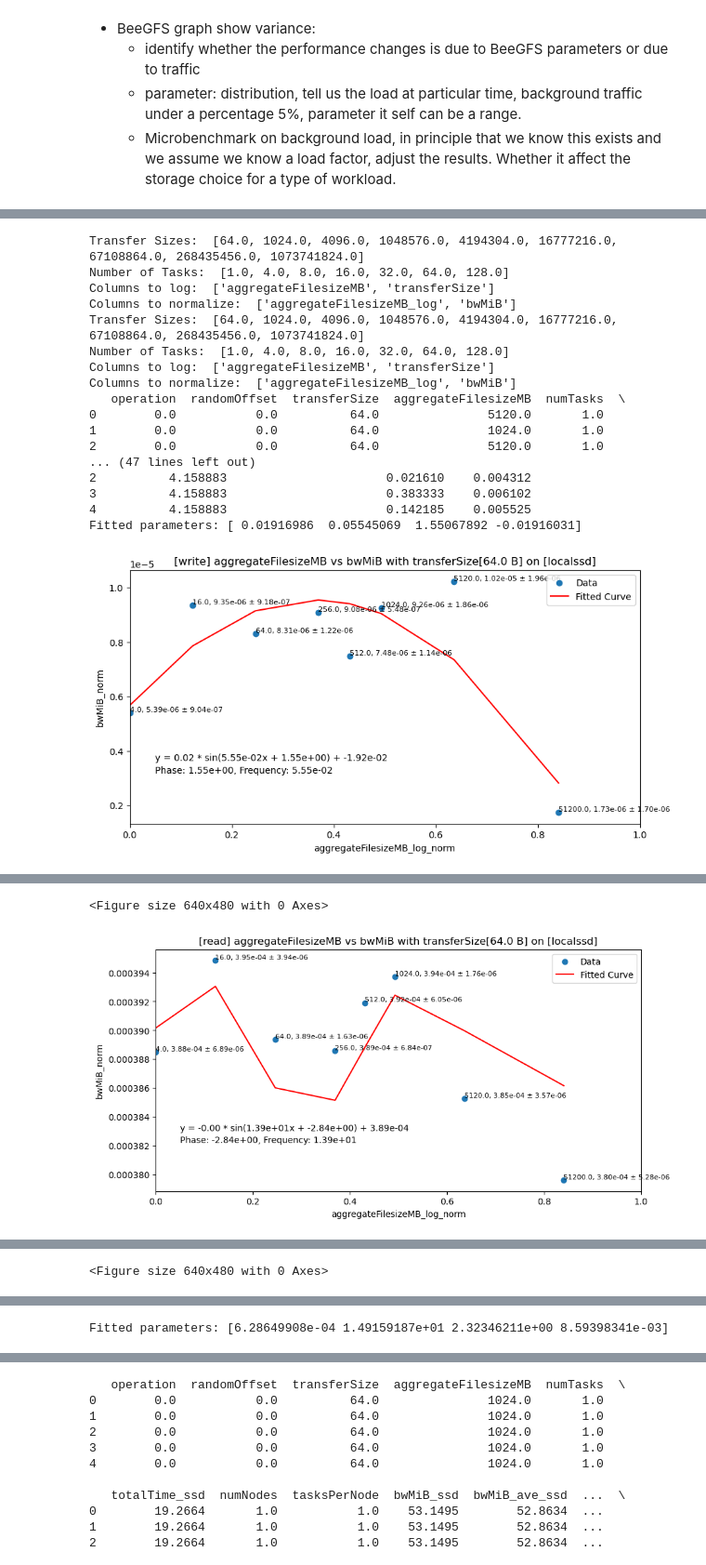
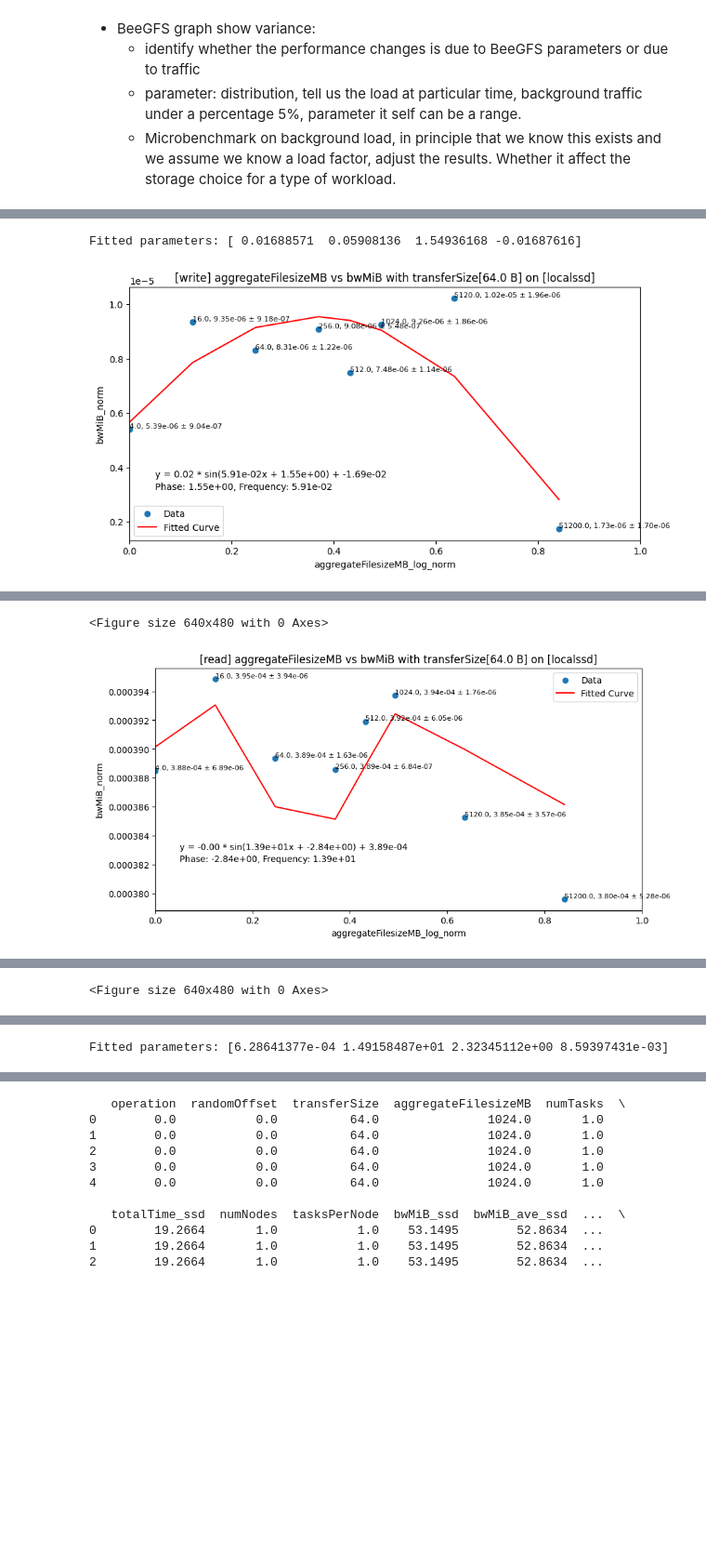
Before and after one commit to candiceT233/linux_resource_detect, a Jupyter notebook: perf_analysis/ior_analysis.ipynb, the cells around one changed output, grey strips where cells are left out. Shown at 93% size. Drawn from its saved outputs; the diff is of its cells as text; code cells hidden in the pictures; blank space fills up the shorter version.

```diff
--- a/perf_analysis/ior_analysis.ipynb
+++ b/perf_analysis/ior_analysis.ipynb
@@ -621,31 +678,5 @@ def _oscillatory_trend(x_data, y_data, x_label="x-axis", y_label="bwMiB", title=
 # %%
-ior_ssd_data_paths = [
-        "./ior_data/localssd_ior_buffered_saved",
-    "./ior_data/localssd_pior_buffered_saved",
-]
-
-ior_beegfs_data_paths = [
-    "./ior_data/beegfs_ior_buffered_saved",
-    "./ior_data/beegfs_pior_buffered_saved",
-]
-
-
-
-
-def data_paths_to_df(ior_data_paths):
-    path_ior_df = pd.DataFrame(columns=IOR_PARAMS)
-
-    for ior_data_path in ior_data_paths:
-        ior_df = ior_json_to_df(ior_data_path)
-        path_ior_df = path_ior_df._append(ior_df, ignore_index=True)
-
-    cols_to_log = ['aggregateFilesizeMB', 'transferSize'] # , 'transferSize'
-    cols_to_norm = ['aggregateFilesizeMB_log', 'bwMiB'] # 'transferSize', 'bwMiB'
-    # normalize data
-    scaled_ior_df = my_data_transform(path_ior_df, cols_to_norm=cols_to_norm, cols_to_log=cols_to_log)
-
-    return scaled_ior_df
-
+import os
 
 def analyze_df(scaled_ior_df, numTasks=1):
     # Initialize the DataFrame for storing results
@@ -667,55 +698,39 @@ def analyze_df(scaled_ior_df, numTasks=1):
             subdf = scaled_ior_df[(scaled_ior_df['numTasks'] == numTasks) &
                                   (scaled_ior_df['transferSize'] == xfer) &
                                   (scaled_ior_df['operation'] == op)]
 
             if not subdf.empty:
                 # Perform the aggregation
                 ave_bw_df = subdf.groupby('aggregateFilesizeMB_log_norm').apply(
                     lambda group: x_mean_std(group, 'bwMiB_norm')).reset_index()
                 # Plotting (as before)
                 y_datalabel = [f"{y:.2e} ± {y_std:.2e}" for y, y_std in zip(
                     ave_bw_df['bwMiB_norm_ave'], ave_bw_df['bwMiB_norm_ave_std'])]
 
+                save_path="./ior_seq_graph"
+                # Make sure the directory exists
+                if not os.path.exists(save_path):
+                    os.makedirs(save_path)
+
                 _oscillatory_trend(
                     ave_bw_df['aggregateFilesizeMB_log_norm'],
                     ave_bw_df['bwMiB_norm_ave'],
                     x_label="aggregateFilesizeMB_log_norm",
                     y_label="bwMiB_norm",
                     title=f"[{op_dict[op]}] aggregateFilesizeMB vs bwMiB with transferSize[{byte_size_to_human_size(xfer)}] on [{storage_type}]",
                     show=True, x_datalabel=sorted(subdf['aggregateFilesizeMB'].unique().tolist()), y_datalabel=y_datalabel,
-                    save_path="./seq_graph"
+                    save_path=save_path
                 )
 
-    # return averaged_bw_df
 
 
-ssd_df = data_paths_to_df(ior_ssd_data_paths)
-beegfs_df = data_paths_to_df(ior_beegfs_data_paths)
-
-print(ssd_df.head(5))
-print(beegfs_df.head(5))
+    # return averaged_bw_df
 
 analyze_df(ssd_df, numTasks=1)
 analyze_df(beegfs_df, numTasks=1)
 
 
 # master_ior_df.to_csv("master_ior_df.csv")
 # %% [output]
-Transfer Sizes:  [64.0, 1024.0, 4096.0, 1048576.0, 4194304.0, 16777216.0, 67108864.0, 268435456.0, 1073741824.0]
-Number of Tasks:  [1.0, 4.0, 8.0, 16.0, 32.0, 64.0, 128.0]
-Columns to log:  ['aggregateFilesizeMB', 'transferSize']
-Columns to normalize:  ['aggregateFilesizeMB_log', 'bwMiB']
-Transfer Sizes:  [64.0, 1024.0, 4096.0, 1048576.0, 4194304.0, 16777216.0, 67108864.0, 268435456.0, 1073741824.0]
-Number of Tasks:  [1.0, 4.0, 8.0, 16.0, 32.0, 64.0, 128.0]
-Columns to log:  ['aggregateFilesizeMB', 'transferSize']
-Columns to normalize:  ['aggregateFilesizeMB_log', 'bwMiB']
-   operation  randomOffset  transferSize  aggregateFilesizeMB  numTasks  \
-0        0.0           0.0          64.0               5120.0       1.0
-1        0.0           0.0          64.0               1024.0       1.0
-2        0.0           0.0          64.0               5120.0       1.0
-... (47 lines left out)
-2          4.158883                      0.021610    0.004312
-3          4.158883                      0.383333    0.006102
-4          4.158883                      0.142185    0.005525
-Fitted parameters: [ 0.01916986  0.05545069  1.55067892 -0.01916031]
+Fitted parameters: [ 0.01688571  0.05908136  1.54936168 -0.01687616]
-[figure, old version]
+[figure, new version]
@@ -723,2 +738,2 @@ Fitted parameters: [-4.82709459e-06  1.39223927e+01 -2.83722808e+00  3.88699427e
 <Figure size 640x480 with 0 Axes>
-[figure, old version]
+[figure, new version]
@@ -726,4 +741,4 @@ Fitted parameters: [ 1.20860851e-04  1.07414298e+01 -1.89816746e+00  1.74388678e
 <Figure size 640x480 with 0 Axes>
 [figure]
-Fitted parameters: [6.28649908e-04 1.49159187e+01 2.32346211e+00 8.59398341e-03]
+Fitted parameters: [6.28641377e-04 1.49158487e+01 2.32345112e+00 8.59397431e-03]
 <Figure size 640x480 with 0 Axes>
```
Also changed, not shown: parts of 10 cells of this notebook.
